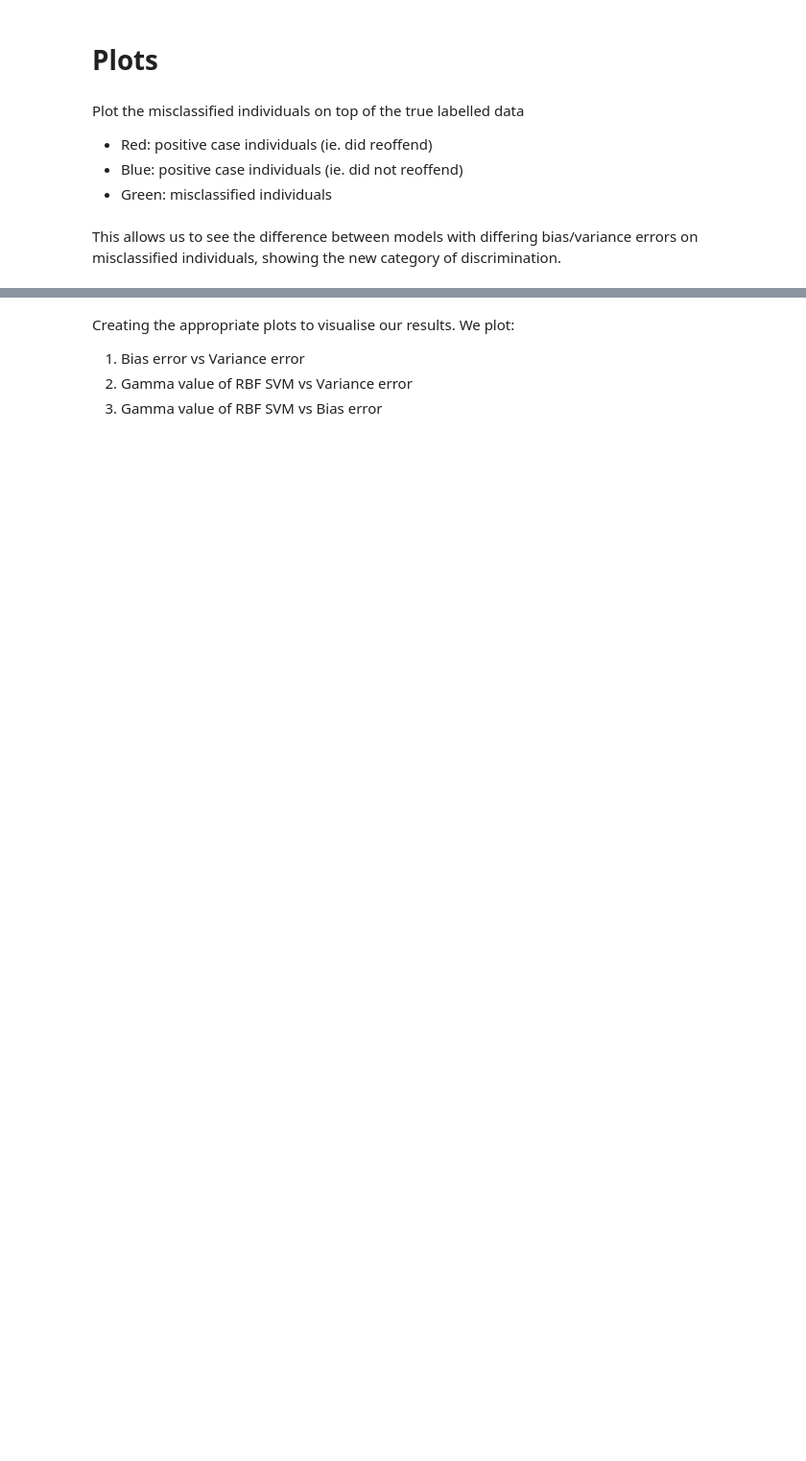
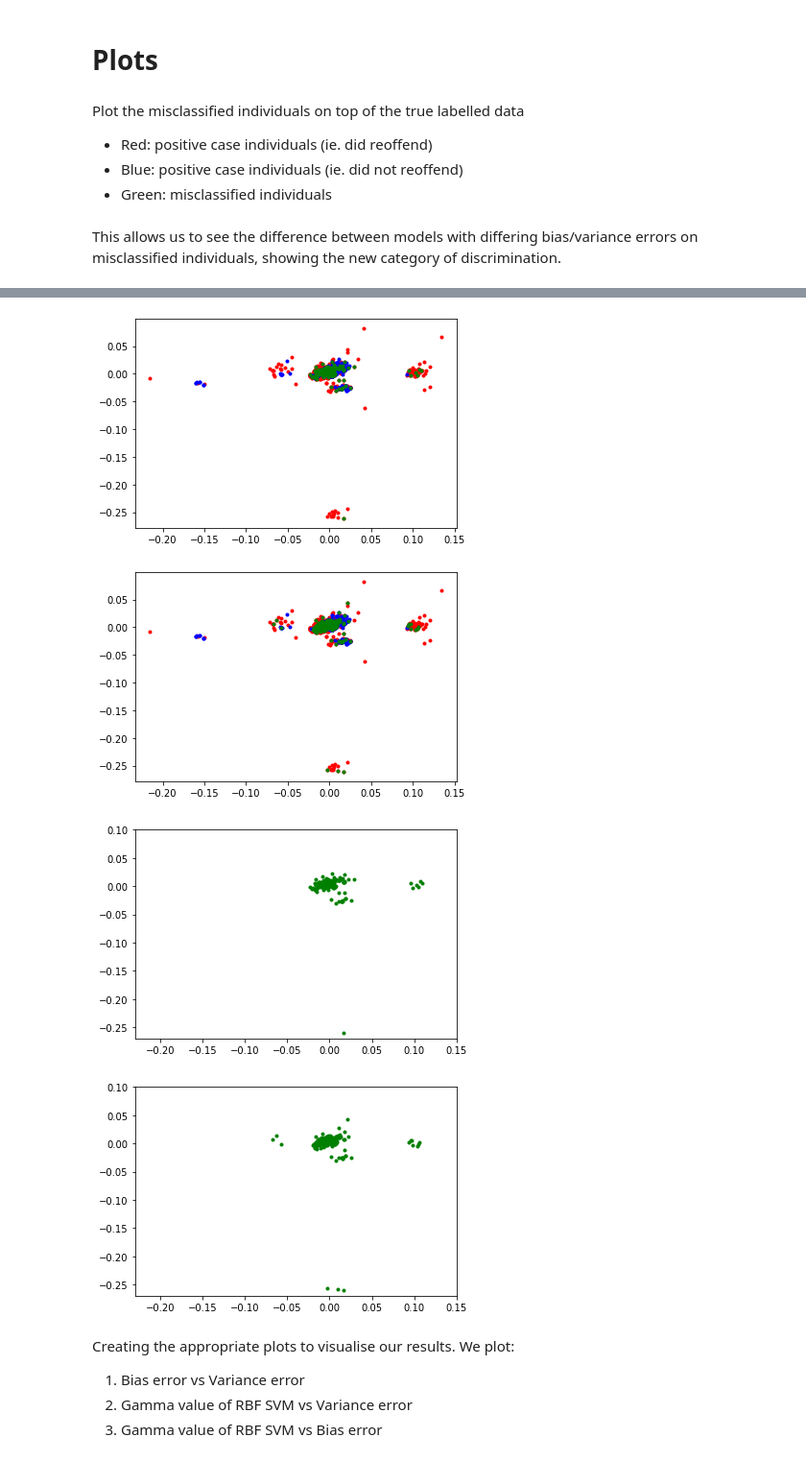
Before and after one commit to clairecoffey/project, a Jupyter notebook: claire_project.ipynb, the cells around one changed output, grey strips where cells are left out. Shown at 96% size. Cells and saved outputs as stored; diff of their text form; code cells hidden in the pictures; blank space fills up the shorter version.

```diff
--- a/claire_project.ipynb
+++ b/claire_project.ipynb
@@ -676,3 +921,27 @@ if(equalised_odds):
+# %%
+if(equalised_odds):
+  plt.plot(u[positive_labels,dim1], u[positive_labels,dim2], 'r.')
+  plt.plot(u[negative_labels,dim1], u[negative_labels,dim2], 'b.')
+  plt.plot(misclassified_list_eq[eq_classifier_num_hb]['dim12'], misclassified_list_eq[eq_classifier_num_hb]['dim13'], 'g.')
+  plt.show()
+
+  plt.plot(u[positive_labels,dim1], u[positive_labels,dim2], 'r.')
+  plt.plot(u[negative_labels,dim1], u[negative_labels,dim2], 'b.')
+  plt.plot(misclassified_list_eq[eq_classifier_num_hv]['dim12'], misclassified_list_eq[eq_classifier_num_hv]['dim13'], 'g.')
+  plt.show()
+
+  plt.axes(xlim=(-0.23,0.15), ylim=(-0.27,0.1))
+  plt.plot(misclassified_list_eq[eq_classifier_num_hb]['dim12'], misclassified_list_eq[eq_classifier_num_hb]['dim13'], 'g.')
+  plt.show()
+
+  plt.axes(xlim=(-0.23,0.15), ylim=(-0.27,0.1))
+  plt.plot(misclassified_list_eq[eq_classifier_num_hv]['dim12'], misclassified_list_eq[eq_classifier_num_hv]['dim13'], 'g.')
+  plt.show()
+# %% [output]
+[figure, added]
+[figure, added]
+[figure, added]
+[figure, added]
 # %% [markdown]
 Creating the appropriate plots to visualise our results. We plot:
 
```
Also changed, not shown: parts of 21 cells of this notebook.
